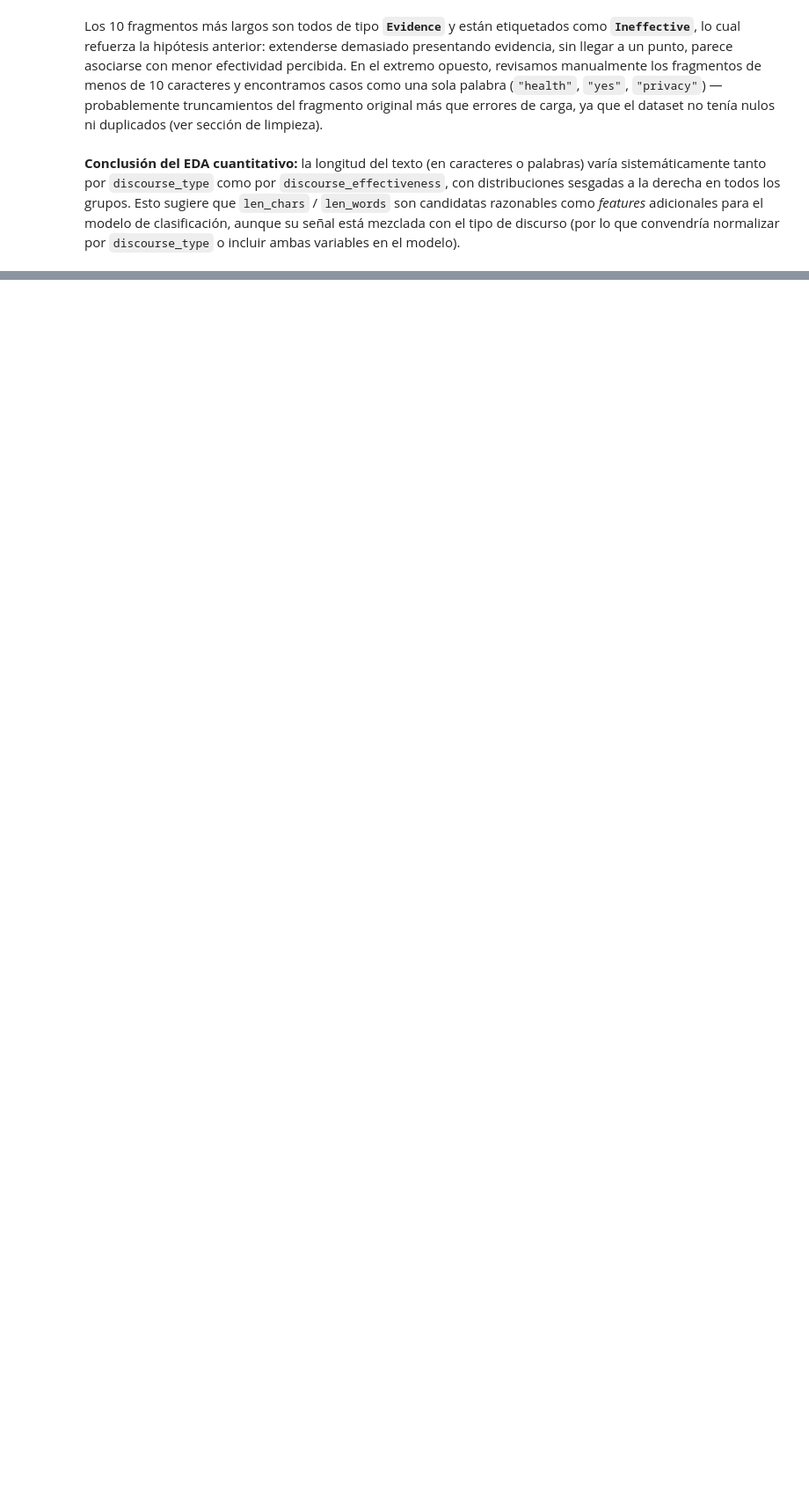
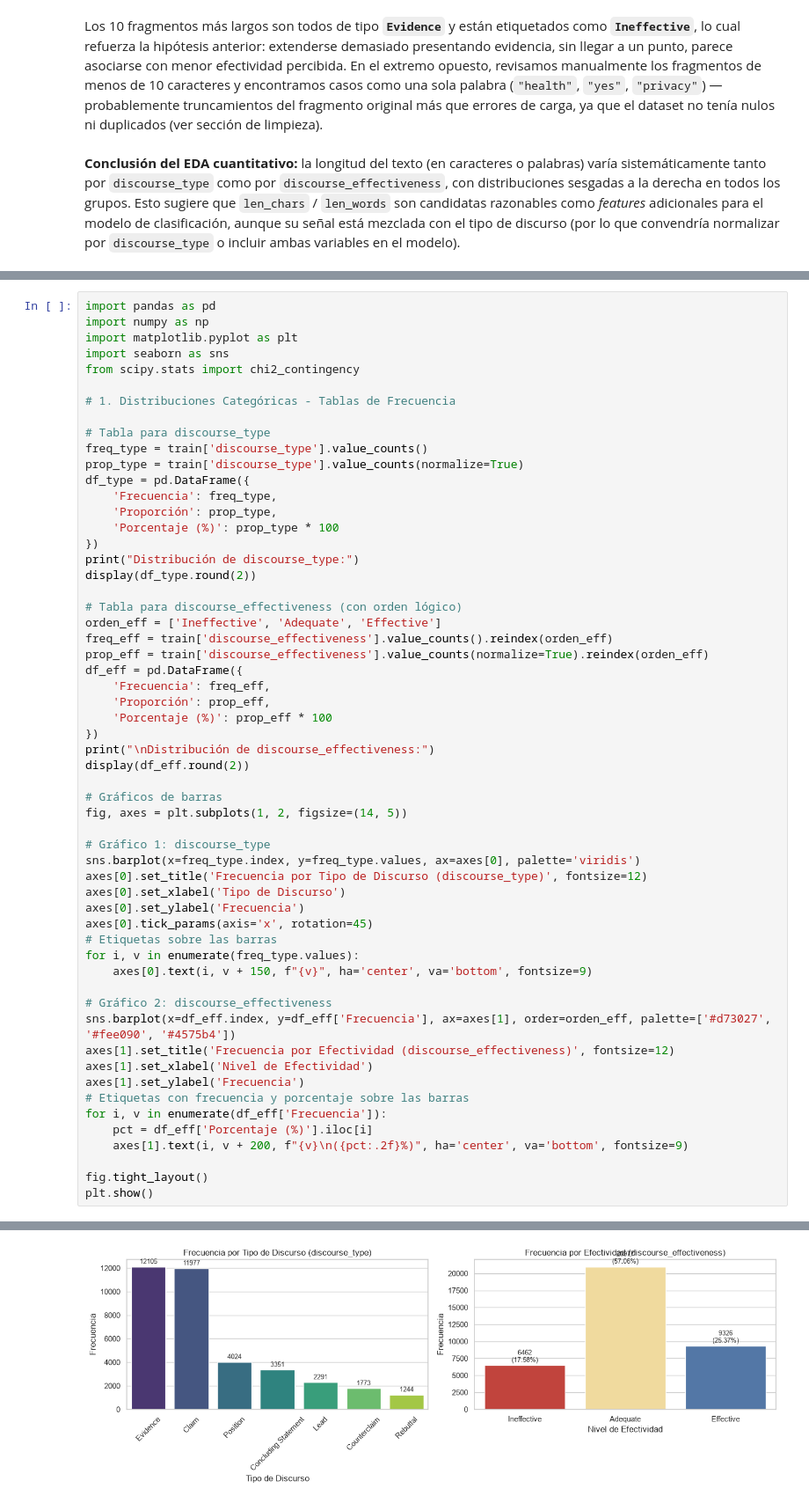
Before and after one commit to JoseOrdonezB/proyecto2-DS, a Jupyter notebook: proyecto2-DS.ipynb, the cells around one changed output, grey strips where cells are left out. Shown at 88% size. Saved outputs shown, nothing was run; the diff lists cells and outputs as text; blank space fills up the shorter version.

```diff
--- a/proyecto2-DS.ipynb
+++ b/proyecto2-DS.ipynb
@@ -333,0 +337,58 @@ Los 10 fragmentos más largos son todos de tipo **`Evidence`** y están etiqueta
+# %%
+import pandas as pd
+import numpy as np
+import matplotlib.pyplot as plt
+import seaborn as sns
+from scipy.stats import chi2_contingency
+
+# 1. Distribuciones Categóricas - Tablas de Frecuencia
+
+# Tabla para discourse_type
+freq_type = train['discourse_type'].value_counts()
+prop_type = train['discourse_type'].value_counts(normalize=True)
+df_type = pd.DataFrame({
+    'Frecuencia': freq_type,
+    'Proporción': prop_type,
+    'Porcentaje (%)': prop_type * 100
+})
+print("Distribución de discourse_type:")
+display(df_type.round(2))
+
+# Tabla para discourse_effectiveness (con orden lógico)
+orden_eff = ['Ineffective', 'Adequate', 'Effective']
+freq_eff = train['discourse_effectiveness'].value_counts().reindex(orden_eff)
+prop_eff = train['discourse_effectiveness'].value_counts(normalize=True).reindex(orden_eff)
+df_eff = pd.DataFrame({
+    'Frecuencia': freq_eff,
+    'Proporción': prop_eff,
+    'Porcentaje (%)': prop_eff * 100
+})
+print("\nDistribución de discourse_effectiveness:")
+display(df_eff.round(2))
+
+# Gráficos de barras
+fig, axes = plt.subplots(1, 2, figsize=(14, 5))
+
+# Gráfico 1: discourse_type
+sns.barplot(x=freq_type.index, y=freq_type.values, ax=axes[0], palette='viridis')
+axes[0].set_title('Frecuencia por Tipo de Discurso (discourse_type)', fontsize=12)
+axes[0].set_xlabel('Tipo de Discurso')
+axes[0].set_ylabel('Frecuencia')
+axes[0].tick_params(axis='x', rotation=45)
+# Etiquetas sobre las barras
+for i, v in enumerate(freq_type.values):
+    axes[0].text(i, v + 150, f"{v}", ha='center', va='bottom', fontsize=9)
+
+# Gráfico 2: discourse_effectiveness
+sns.barplot(x=df_eff.index, y=df_eff['Frecuencia'], ax=axes[1], order=orden_eff, palette=['#d73027', '#fee090', '#4575b4'])
+axes[1].set_title('Frecuencia por Efectividad (discourse_effectiveness)', fontsize=12)
+axes[1].set_xlabel('Nivel de Efectividad')
+axes[1].set_ylabel('Frecuencia')
+# Etiquetas con frecuencia y porcentaje sobre las barras
+for i, v in enumerate(df_eff['Frecuencia']):
+    pct = df_eff['Porcentaje (%)'].iloc[i]
+    axes[1].text(i, v + 200, f"{v}\n({pct:.2f}%)", ha='center', va='bottom', fontsize=9)
+
+fig.tight_layout()
+plt.show()
+# %% [output]
@@ -333,0 +418 @@ Los 10 fragmentos más largos son todos de tipo **`Evidence`** y están etiqueta
+[figure, added]
```
Also changed, not shown: parts of 18 cells of this notebook.
